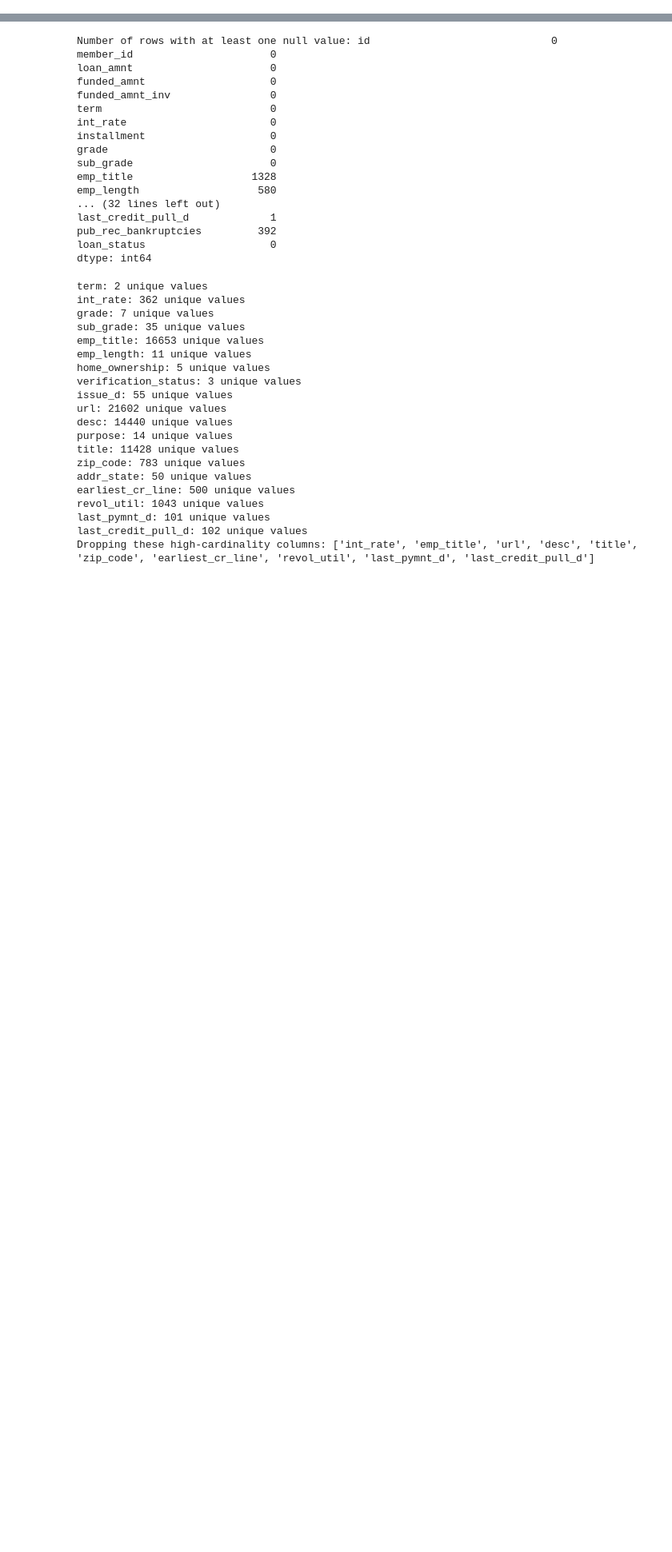
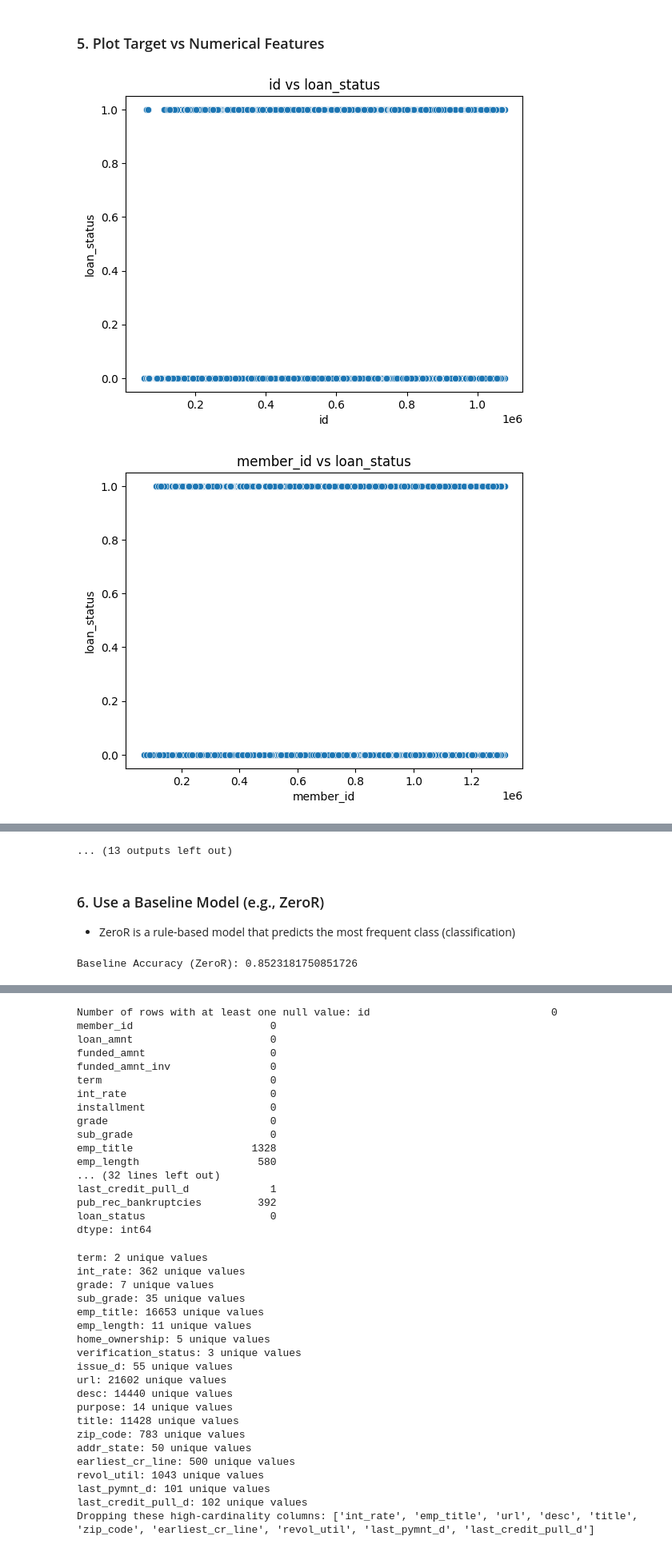
Before and after one commit to Menna-Ahmed7/Loan-Default-Prediction, a Jupyter notebook: ml-project.ipynb, the cells around one changed output, grey strips where cells are left out. Shown at 80% size. Saved outputs shown, nothing was run; the diff lists cells and outputs as text; code cells hidden in the pictures; blank space fills up the shorter version.

```diff
--- a/ml-project.ipynb
+++ b/ml-project.ipynb
@@ -0,0 +104,14 @@
+# %% [markdown]
+### 5. Plot Target vs Numerical Features
+# %%
+target = "loan_status"
+
+for col in df.columns:
+    if col != target and df[col].dtype != 'object':
+        plt.figure()
+        sns.scatterplot(x=df[col], y=df[target])
+        plt.title(f"{col} vs {target}")
+        plt.show()
+# %% [output]
+[figure, added]
+[figure, added]
@@ -0,0 +128,20 @@
+... (13 outputs left out)
+# %% [markdown]
+### 6. Use a Baseline Model (e.g., ZeroR)
+* ZeroR is a rule-based model that predicts the most frequent class (classification)
+# %%
+from sklearn.dummy import DummyClassifier
+from sklearn.metrics import accuracy_score
+
+X = df.drop(columns=[target])
+y = df[target]
+
+X_train, X_test, y_train, y_test = train_test_split(X, y, random_state=42)
+
+dummy = DummyClassifier(strategy='most_frequent')
+dummy.fit(X_train, y_train)
+baseline_preds = dummy.predict(X_test)
+
+print("Baseline Accuracy (ZeroR):", accuracy_score(y_test, baseline_preds))
+# %% [output]
+Baseline Accuracy (ZeroR): 0.8523181750851726
```
Also changed, not shown: parts of 20 cells of this notebook.
